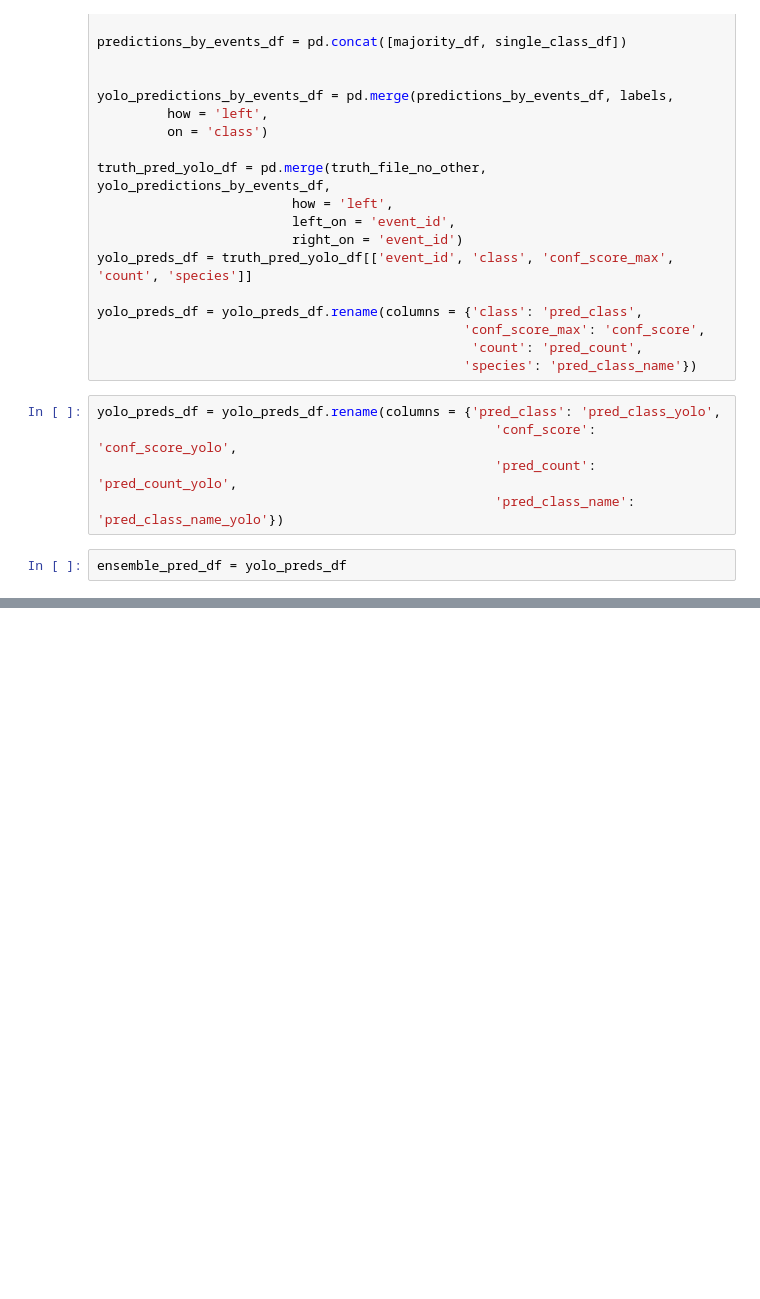
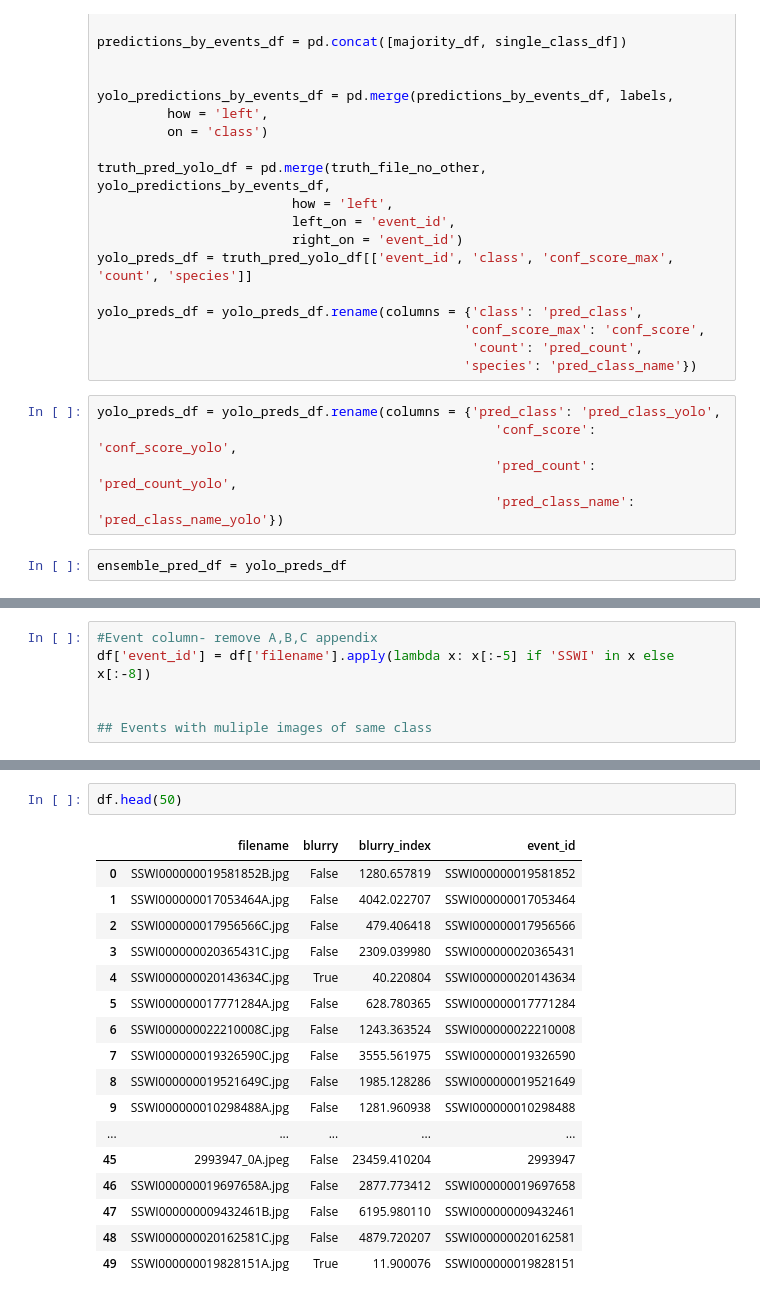
Before and after one commit to jroshanucb/capstone, a Jupyter notebook: ensemble/Yolo Predictions.ipynb, the cells around one changed output, grey strips where cells are left out. Cells and saved outputs as stored; diff of their text form; blank space fills up the shorter version.

```diff
--- a/ensemble/Yolo Predictions.ipynb
+++ b/ensemble/Yolo Predictions.ipynb
@@ -215,0 +490,6 @@ ensemble_result_metrics = pd.merge(truth_file_no_other, ensemble_pred_df,
+# %%
+#Event column- remove A,B,C appendix
+df['event_id'] = df['filename'].apply(lambda x: x[:-5] if 'SSWI' in x else x[:-8])
+
+
+## Events with muliple images of same class
@@ -273,0 +567,20 @@ plt.show()
+# %%
+df.head(50)
+# %% [output]
+|  | filename | blurry | blurry_index | event_id |
+| 0 | SSWI000000019581852B.jpg | False | 1280.657819 | SSWI000000019581852 |
+| 1 | SSWI000000017053464A.jpg | False | 4042.022707 | SSWI000000017053464 |
+| 2 | SSWI000000017956566C.jpg | False | 479.406418 | SSWI000000017956566 |
+| 3 | SSWI000000020365431C.jpg | False | 2309.039980 | SSWI000000020365431 |
+| 4 | SSWI000000020143634C.jpg | True | 40.220804 | SSWI000000020143634 |
+| 5 | SSWI000000017771284A.jpg | False | 628.780365 | SSWI000000017771284 |
+| 6 | SSWI000000022210008C.jpg | False | 1243.363524 | SSWI000000022210008 |
+| 7 | SSWI000000019326590C.jpg | False | 3555.561975 | SSWI000000019326590 |
+| 8 | SSWI000000019521649C.jpg | False | 1985.128286 | SSWI000000019521649 |
+| 9 | SSWI000000010298488A.jpg | False | 1281.960938 | SSWI000000010298488 |
+| ... | ... | ... | ... | ... |
+| 45 | 2993947_0A.jpeg | False | 23459.410204 | 2993947 |
+| 46 | SSWI000000019697658A.jpg | False | 2877.773412 | SSWI000000019697658 |
+| 47 | SSWI000000009432461B.jpg | False | 6195.980110 | SSWI000000009432461 |
+| 48 | SSWI000000020162581C.jpg | False | 4879.720207 | SSWI000000020162581 |
+| 49 | SSWI000000019828151A.jpg | True | 11.900076 | SSWI000000019828151 |
```
Also changed, not shown: parts of 21 cells of this notebook, 15 other files.
